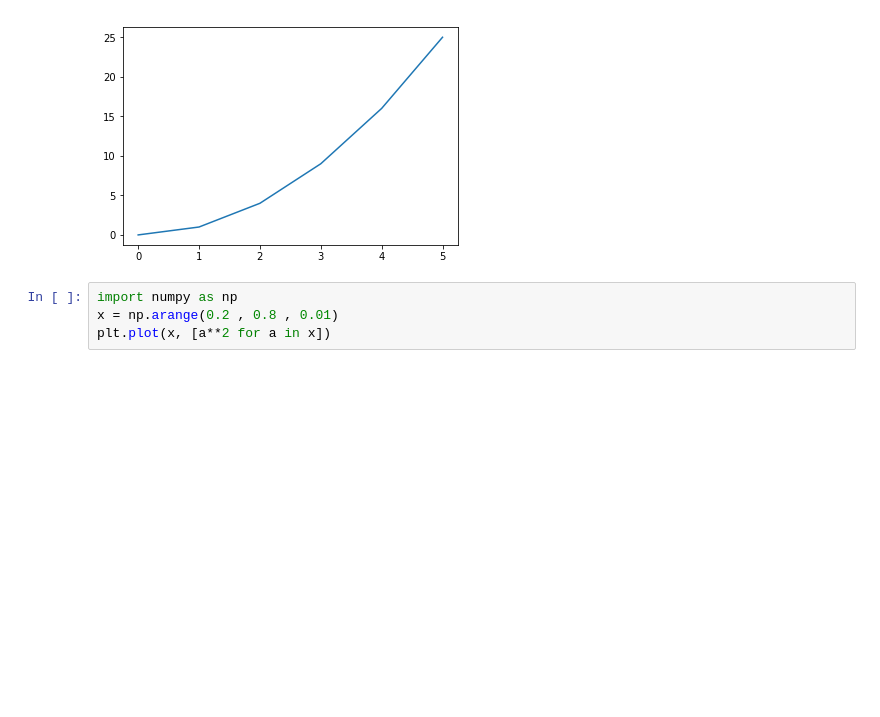
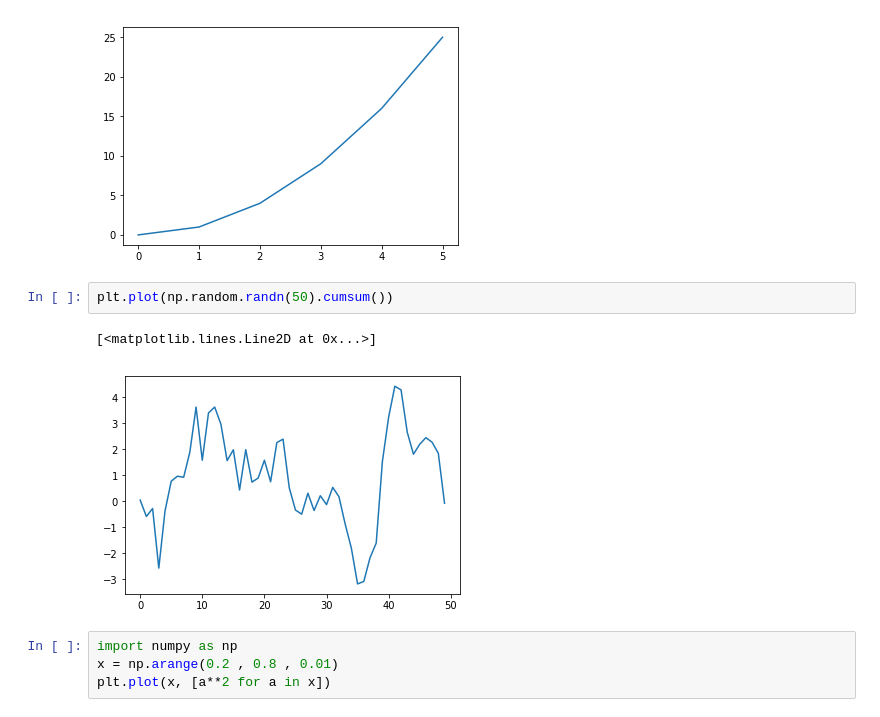
Before and after one commit to shahzadahsan97/Data-Visulization-using-matplotlib, a Jupyter notebook: chap2.ipynb, the cells around one changed output. Drawn from its saved outputs; the diff is of its cells as text; blank space fills up the shorter version.

Commit message:
basic concept of matplotlib

```diff
--- a/chap2.ipynb
+++ b/chap2.ipynb
@@ -28,6 +28,11 @@ plt.plot(x,[xi**2 for xi in x])
 # %% [output]
 [<matplotlib.lines.Line2D at 0x...>]
 [figure]
+# %%
+plt.plot(np.random.randn(50).cumsum())
+# %% [output]
+[<matplotlib.lines.Line2D at 0x...>]
+[figure, added]
 # %%
 import numpy as np
 x = np.arange(0.2 , 0.8 , 0.01)
```
Also changed, not shown: parts of 1 cell of this notebook.
